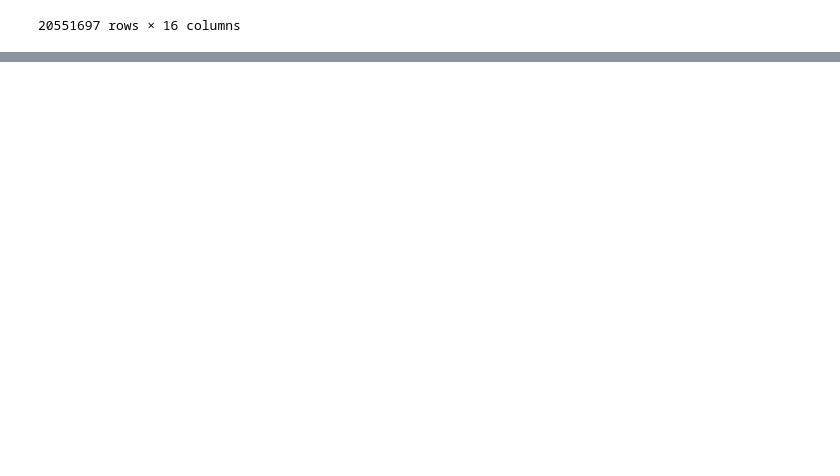
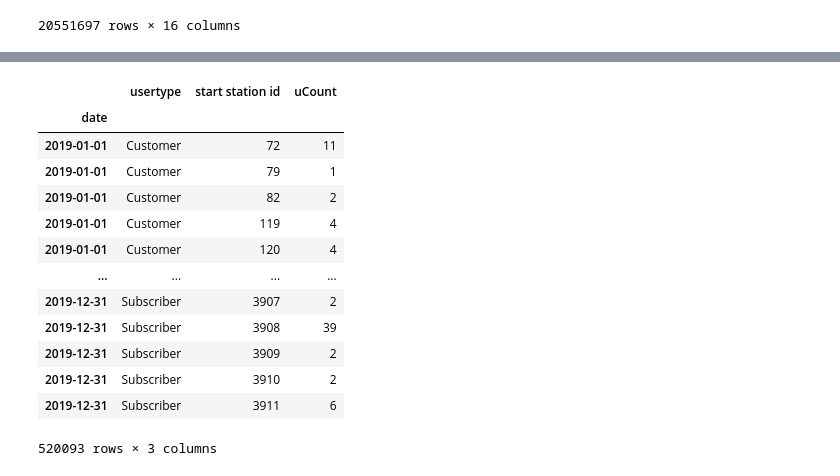
Before and after one commit to theaddies/tableau-challenge, a Jupyter notebook: prepare_2019_data_usertype.ipynb, the cells around one changed output, grey strips where cells are left out. Cells and saved outputs as stored; diff of their text form; code cells hidden in the pictures; blank space fills up the shorter version.

```diff
--- a/prepare_2019_data_usertype.ipynb
+++ b/prepare_2019_data_usertype.ipynb
@@ -436,0 +235,17 @@ bike_df.drop(columns = [(0, 'customer')])
+# %%
+subscriber_count_df
+# %% [output]
+|  | usertype | start station id | uCount |
+| date |  |  |  |
+| 2019-01-01 | Customer | 72 | 11 |
+| 2019-01-01 | Customer | 79 | 1 |
+| 2019-01-01 | Customer | 82 | 2 |
+| 2019-01-01 | Customer | 119 | 4 |
+| 2019-01-01 | Customer | 120 | 4 |
+| ... | ... | ... | ... |
+| 2019-12-31 | Subscriber | 3907 | 2 |
+| 2019-12-31 | Subscriber | 3908 | 39 |
+| 2019-12-31 | Subscriber | 3909 | 2 |
+| 2019-12-31 | Subscriber | 3910 | 2 |
+| 2019-12-31 | Subscriber | 3911 | 6 |
+520093 rows × 3 columns
```
Also changed, not shown: parts of 26 cells of this notebook, 1 other file.
